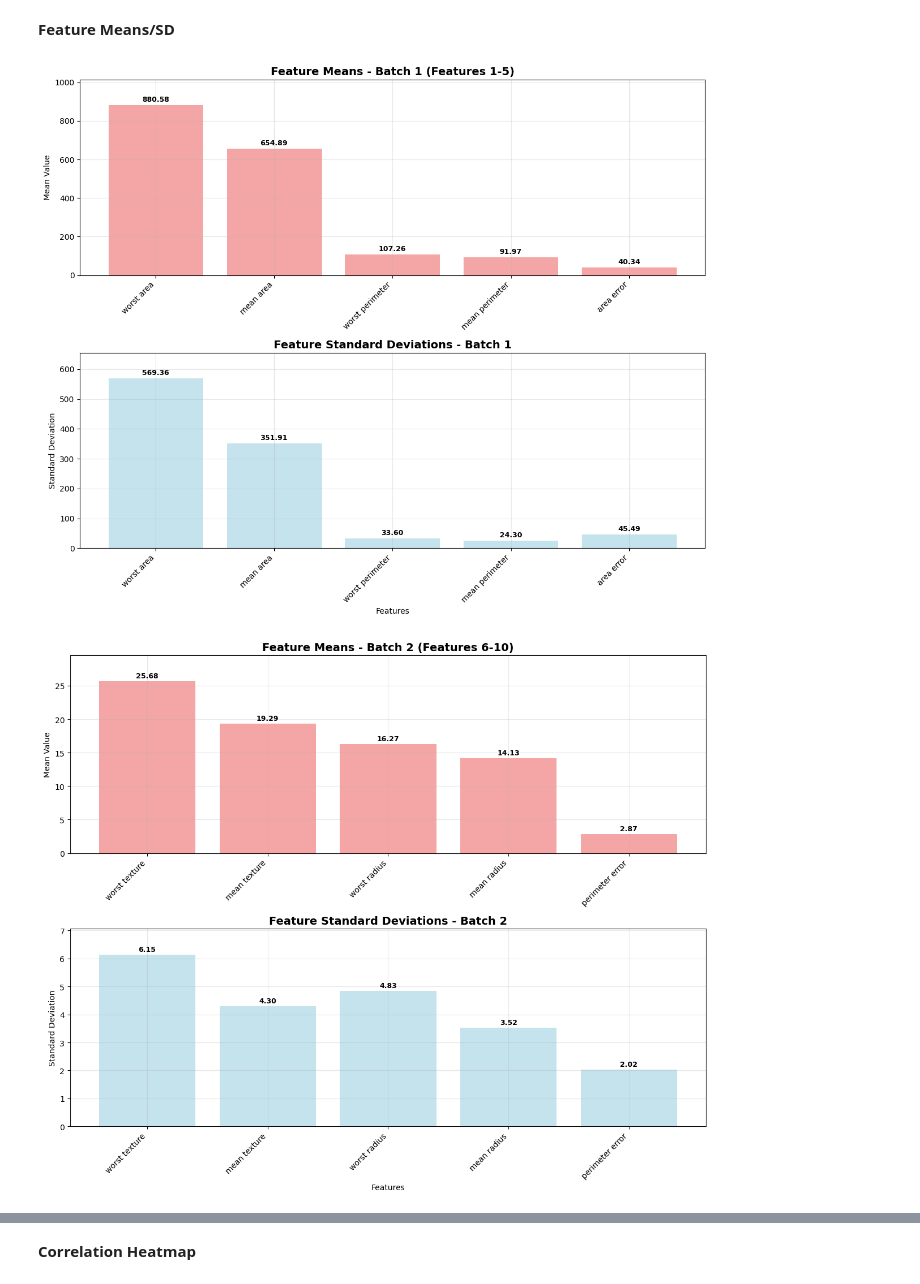
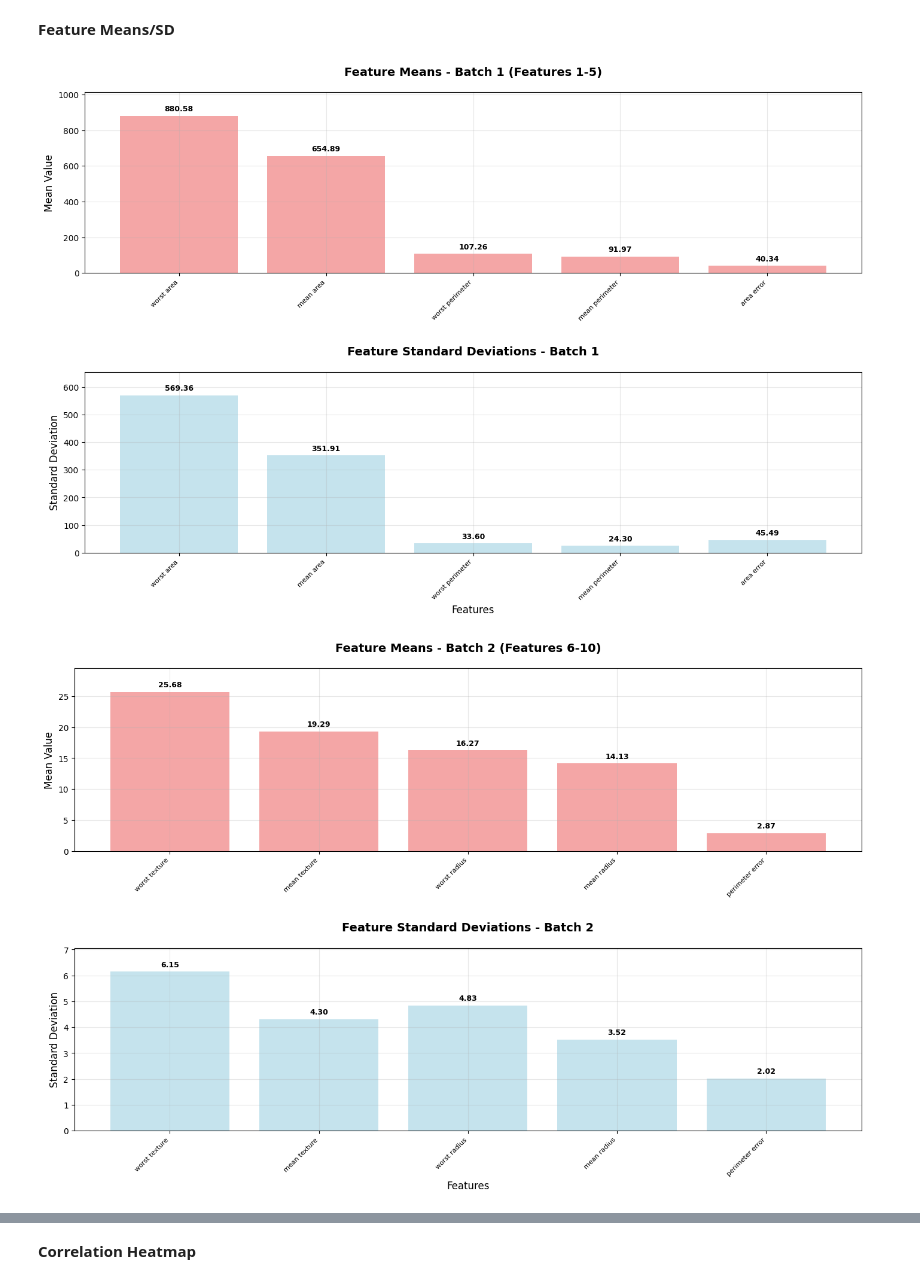
Before and after one commit to starbachi/Breast-Cancer-Wisconsin, a Jupyter notebook: notebooks/assignment4_federated_dp.ipynb, the cells around one changed output, grey strips where cells are left out. Cells and saved outputs as stored; diff of their text form; code cells hidden in the pictures.

```diff
--- a/notebooks/assignment4_federated_dp.ipynb
+++ b/notebooks/assignment4_federated_dp.ipynb
@@ -175,16 +175,24 @@ for batch_idx in range(num_batches):
     batch_means = feature_means.iloc[start_idx:end_idx]
     batch_stds = feature_stds[batch_feature_names]  # SDs for same features
 
+    # Dynamic figure sizing
+    max_label_length = max(len(str(name)) for name in batch_feature_names)
+    width = max(12, 2 + len(batch_feature_names) * 2.5)  # Dynamic width
+    height = max(10, 2 + max_label_length * 0.3)  # Dynamic height for labels
+
     # Figure with subplots for this batch
-    fig, (ax1, ax2) = plt.subplots(2, 1, figsize=(12, 10))
+    fig, (ax1, ax2) = plt.subplots(2, 1, figsize=(width, height))
 
     # -------------------------------- MEANS PLOT -------------------------------- #
     bars1 = ax1.bar(range(len(batch_means)), batch_means.values, color='lightcoral', alpha=0.7)
     ax1.set_title(f'Feature Means - Batch {batch_idx + 1} (Features {start_idx + 1}-{end_idx})',
-                  fontsize=14, fontweight='bold')
-    ax1.set_ylabel('Mean Value')
+                  fontsize=14, fontweight='bold', pad=20)
+    ax1.set_ylabel('Mean Value', fontsize=12)
     ax1.set_xticks(range(len(batch_means)))
-    ax1.set_xticklabels(batch_means.index, rotation=45, ha='right', fontsize=10)
+
+    # Dynamic font sizing for x-axis labels
+    label_fontsize = max(8, min(12, 120 // max_label_length))
+    ax1.set_xticklabels(batch_means.index, rotation=45, ha='right', fontsize=label_fontsize)
     ax1.grid(True, alpha=0.3)
 
     # Automatic padding for means plot
@@ -194,52 +202,52 @@ for batch_idx in range(num_batches):
 
     # Value labels on mean bars
     for i, v in enumerate(batch_means.values):
-        ax1.text(i, v + max_mean * 0.01, f'{v:.2f}',
-                ha='center', va='bottom', fontsize=9, fontweight='bold')
+        ax1.text(i, v + max_mean * 0.02, f'{v:.2f}',
+                ha='center', va='bottom', fontsize=min(10, label_fontsize + 1), fontweight='bold')
     # ---------------------------------------------------------------------------- #
 
     # ------------------------- STANDARD DEVIATIONS PLOT ------------------------- #
     bars2 = ax2.bar(range(len(batch_stds)), batch_stds.values, color='lightblue', alpha=0.7)
     ax2.set_title(f'Feature Standard Deviations - Batch {batch_idx + 1}',
-                  fontsize=14, fontweight='bold')
-    ax2.set_xlabel('Features')
-    ax2.set_ylabel('Standard Deviation')
+                  fontsize=14, fontweight='bold', pad=20)
+    ax2.set_xlabel('Features', fontsize=12)
+    ax2.set_ylabel('Standard Deviation', fontsize=12)
     ax2.set_xticks(range(len(batch_stds)))
-    ax2.set_xticklabels(batch_stds.index, rotation=45, ha='right', fontsize=10)
+    ax2.set_xticklabels(batch_stds.index, rotation=45, ha='right', fontsize=label_fontsize)
     ax2.grid(True, alpha=0.3)
 
     # Automatic padding for standard deviations plot
     max_std = max(batch_stds.values)
     padding_std = max_std * 0.15  # 15% padding
     ax2.set_ylim(0, max_std + padding_std)
 
     # Value labels on SD bars
     for i, v in enumerate(batch_stds.values):
-        ax2.text(i, v + max_std * 0.01, f'{v:.2f}',
-                ha='center', va='bottom', fontsize=9, fontweight='bold')
+        ax2.text(i, v + max_std * 0.02, f'{v:.2f}',
+                ha='center', va='bottom', fontsize=min(10, label_fontsize + 1), fontweight='bold')
     # ---------------------------------------------------------------------------- #
 
-    plt.tight_layout()
+    plt.tight_layout(pad=3.0, h_pad=3.0, w_pad=1.5)
 
     # Save every plot
     save_plot(fig, f"{config['plots']['eda']['feature_means_std']}_batch_{batch_idx + 1}")
 
     plt.show()
 
 # Means and SDs summary
 print("Feature Statistics Summary:")
 print(f"Number of features: {len(feature_means)}")
 print(f"Number of batches created: {num_batches}")
 print("\nMeans:")
 print(f"  Mean of means: {feature_means.mean():.4f}")
 print(f"  Std of means: {feature_means.std():.4f}")
 print(f"  Min mean: {feature_means.min():.4f} ({feature_means.idxmin()})")
 print(f"  Max mean: {feature_means.max():.4f} ({feature_means.idxmax()})")
 print("\nStandard Deviations:")
 print(f"  Mean of SDs: {feature_stds.mean():.4f}")
 print(f"  Std of SDs: {feature_stds.std():.4f}")
 print(f"  Min SD: {feature_stds.min():.4f} ({feature_stds.idxmin()})")
 print(f"  Max SD: {feature_stds.max():.4f} ({feature_stds.idxmax()})")
 # %% [output]
-[figure, old version]
+[figure, new version]
-[figure, old version]
+[figure, new version]
```
Also changed, not shown: parts of 12 cells of this notebook, 3 other files.
